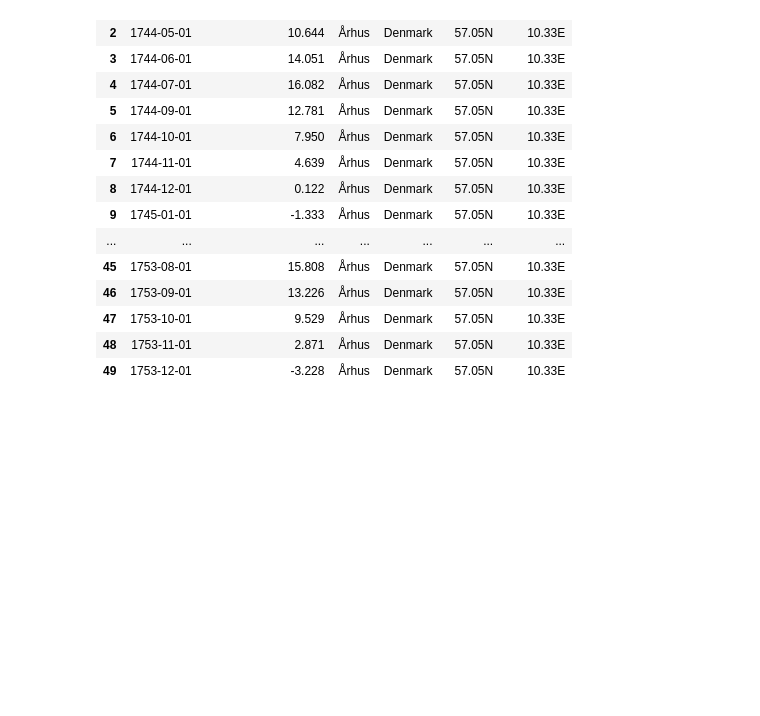
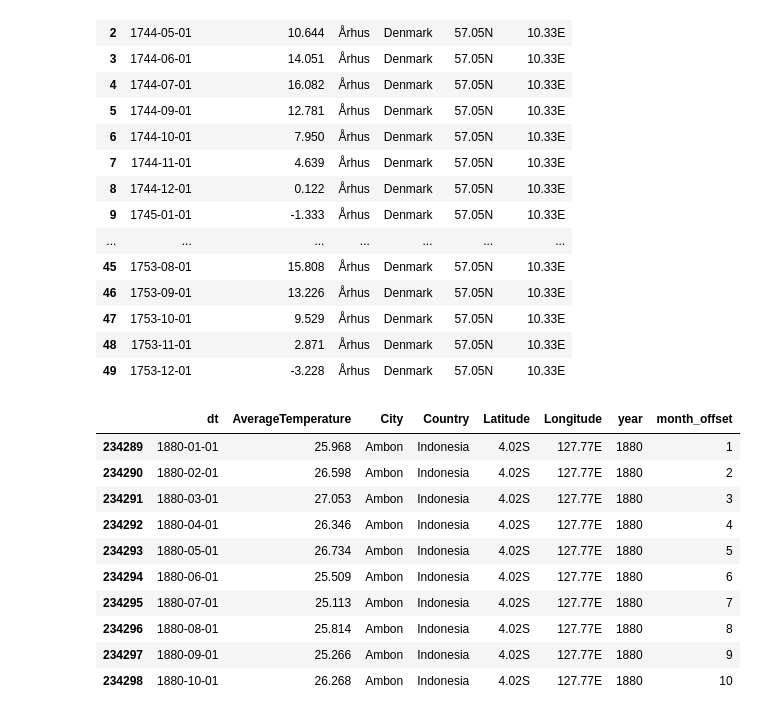
Before and after one commit to unc-ml-climate-project/ML-Climate-Project, a Jupyter notebook: models/city_temperature_models.ipynb, the cells around one changed output. Saved outputs shown, nothing was run; the diff lists cells and outputs as text; code cells hidden in the pictures; blank space fills up the shorter version.

```diff
--- a/models/city_temperature_models.ipynb
+++ b/models/city_temperature_models.ipynb
@@ -29,6 +30,20 @@ df.head(50)
 | 47 | 1753-10-01 | 9.529 | Århus | Denmark | 57.05N | 10.33E |
 | 48 | 1753-11-01 | 2.871 | Århus | Denmark | 57.05N | 10.33E |
 | 49 | 1753-12-01 | -3.228 | Århus | Denmark | 57.05N | 10.33E |
+# %%
+df[(df['Latitude'] == '4.02S') & (df['Country'] == 'Indonesia')].head(10)
+# %% [output]
+|  | dt | AverageTemperature | City | Country | Latitude | Longitude | year | month_offset |
+| 234289 | 1880-01-01 | 25.968 | Ambon | Indonesia | 4.02S | 127.77E | 1880 | 1 |
+| 234290 | 1880-02-01 | 26.598 | Ambon | Indonesia | 4.02S | 127.77E | 1880 | 2 |
+| 234291 | 1880-03-01 | 27.053 | Ambon | Indonesia | 4.02S | 127.77E | 1880 | 3 |
+| 234292 | 1880-04-01 | 26.346 | Ambon | Indonesia | 4.02S | 127.77E | 1880 | 4 |
+| 234293 | 1880-05-01 | 26.734 | Ambon | Indonesia | 4.02S | 127.77E | 1880 | 5 |
+| 234294 | 1880-06-01 | 25.509 | Ambon | Indonesia | 4.02S | 127.77E | 1880 | 6 |
+| 234295 | 1880-07-01 | 25.113 | Ambon | Indonesia | 4.02S | 127.77E | 1880 | 7 |
+| 234296 | 1880-08-01 | 25.814 | Ambon | Indonesia | 4.02S | 127.77E | 1880 | 8 |
+| 234297 | 1880-09-01 | 25.266 | Ambon | Indonesia | 4.02S | 127.77E | 1880 | 9 |
+| 234298 | 1880-10-01 | 26.268 | Ambon | Indonesia | 4.02S | 127.77E | 1880 | 10 |
 # %%
 def linear_coefs(X, Y):
   """
```
Also changed, not shown: parts of 17 cells of this notebook.
